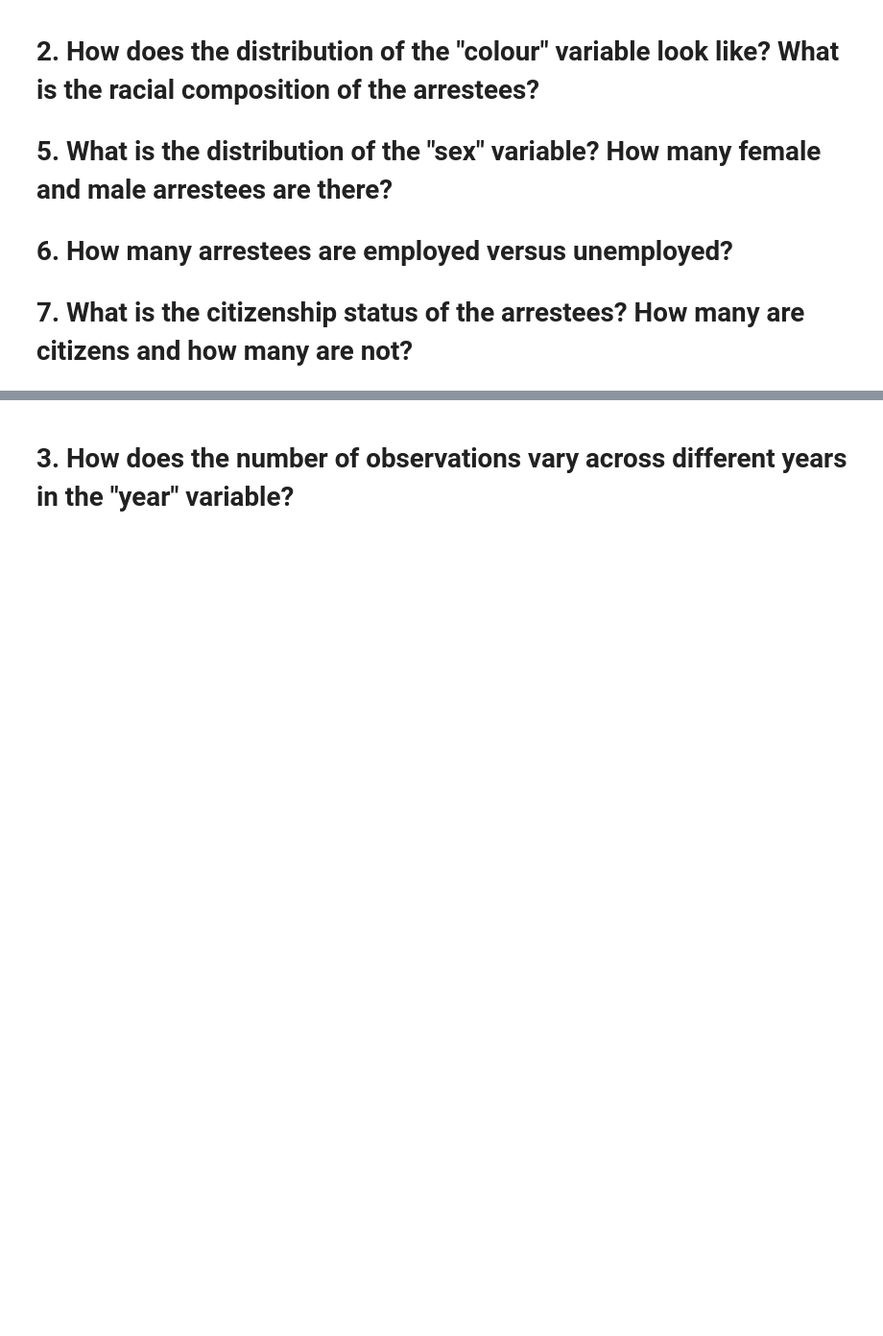
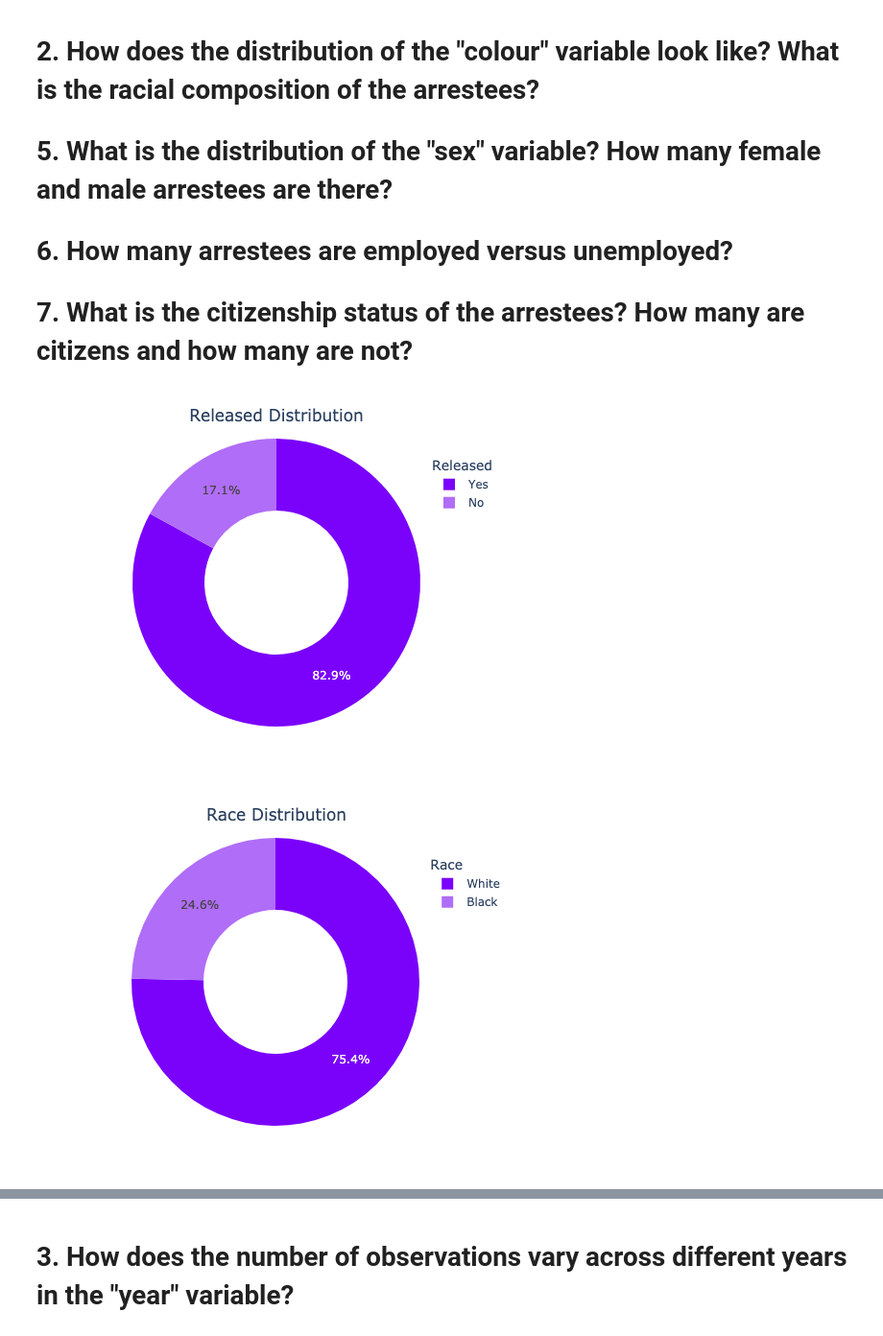
Before and after one commit to denkuz22/arrests-for-marijuana-possession-analysis, a Jupyter notebook: eda.ipynb, the cells around one changed output, grey strips where cells are left out. Shown: that part at 96% size. Saved outputs shown, nothing was run; the diff lists cells and outputs as text; code cells hidden in the pictures; blank space fills up the shorter version.

```diff
--- a/eda.ipynb
+++ b/eda.ipynb
@@ -44,31 +44,34 @@ dic_cols = {
     'employed': 'Employment',
     'citizen' : 'Citizenship'
 }
 
 for col, title in dic_cols.items():
     df = arrests_df[col].value_counts().reset_index(name='count')
     custom_palette = ['#7a02fa','#b06df7']
     fig = px.pie(df, values='count', names=col,color_discrete_sequence=custom_palette, hole=.5)
     fig.update_layout(
         xaxis_title=title,
         yaxis_title='Count',
         title={
             'text': f'{title} Distribution',
             'x': 0.5,
             'y': 0.95,
             'xanchor': 'center',
             'yanchor': 'top'
         },
         width=500,
         height=400,
         margin=dict(l=50, r=50, t=50, b=50),
         legend=dict(
             title=title,
             orientation='v',
             yanchor='top',
             y=0.95,
             xanchor='left',
             x=0.9
         ),
     )
-    pyo.iplot(fig)
+    fig.show("png")
+# %% [output]
+[figure, added]
+[figure, added]
```
Also changed, not shown: parts of 1 cell of this notebook.
